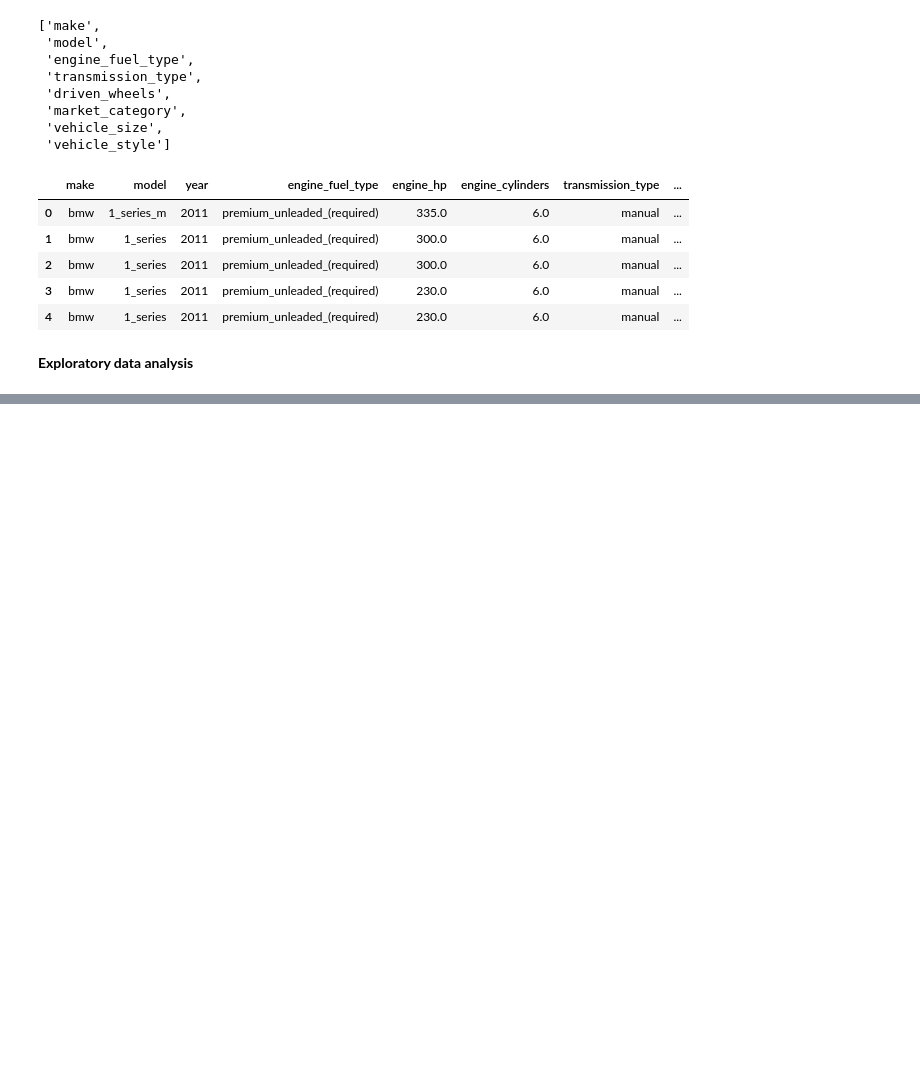
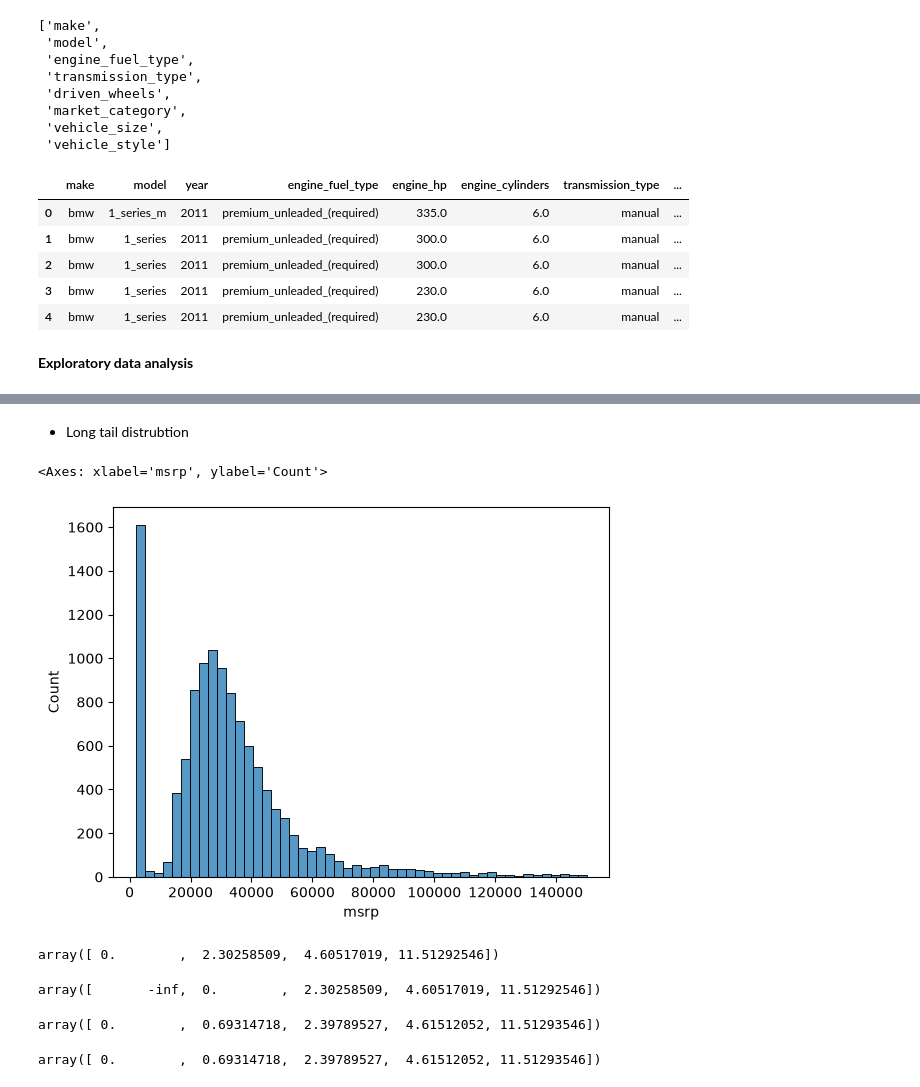
Before and after one commit to avinsio/ml-playground, a Jupyter notebook: 05-machine_learning/01-ml-zoomamp/01-regreesion/car_price_predication.ipynb, the cells around one changed output, grey strips where cells are left out. Saved outputs shown, nothing was run; the diff lists cells and outputs as text; code cells hidden in the pictures; blank space fills up the shorter version.

```diff
--- a/05-machine_learning/01-ml-zoomamp/01-regreesion/car_price_predication.ipynb
+++ b/05-machine_learning/01-ml-zoomamp/01-regreesion/car_price_predication.ipynb
@@ -18,4 +20,4 @@ df.head()
 | 3 | BMW | 1 Series | 2011 | premium unleaded (required) | 230.0 | 6.0 | MANUAL | ... |
 | 4 | BMW | 1 Series | 2011 | premium unleaded (required) | 230.0 | 6.0 | MANUAL | ... |
 # %%
-df.columns = df.columns.str.lower().str.replace(" ","_")
+df.columns = df.columns.str.lower().str.replace(" ","_",regex=False)
@@ -42,7 +35,7 @@ strings
  'vehicle_style']
 # %%
 for col in strings:
-    df[col]= df[col].str.lower().str.replace(" ","_")
+    df[col] = df[col].str.lower().str.replace(" ","_",regex=False)
 # %%
 df.head()
 # %% [output]
@@ -372,0 +84,23 @@ array([12.38 , 13.552, 12.312])
+# %% [markdown]
+* Long tail distrubtion
+# %%
+sns.histplot(df["msrp"][df["msrp"]<150000],bins=50)
+# %% [output]
+<Axes: xlabel='msrp', ylabel='Count'>
+[figure, added]
+# %%
+np.log([1,10,100,100000])
+# %% [output]
+array([ 0.        ,  2.30258509,  4.60517019, 11.51292546])
+# %%
+np.log([0,1,10,100,100000])
+# %% [output]
+array([       -inf,  0.        ,  2.30258509,  4.60517019, 11.51292546])
+# %%
+np.log([0+1,1+1,10+1,100+1,100000+1])
+# %% [output]
+array([ 0.        ,  0.69314718,  2.39789527,  4.61512052, 11.51293546])
+# %%
+np.log1p([0,1,10,100,100000])
+# %% [output]
+array([ 0.        ,  0.69314718,  2.39789527,  4.61512052, 11.51293546])
```
Also changed, not shown: parts of 52 cells of this notebook.
